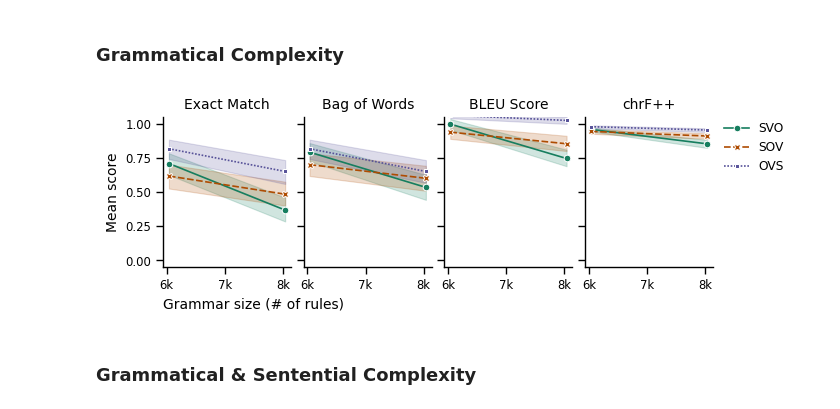
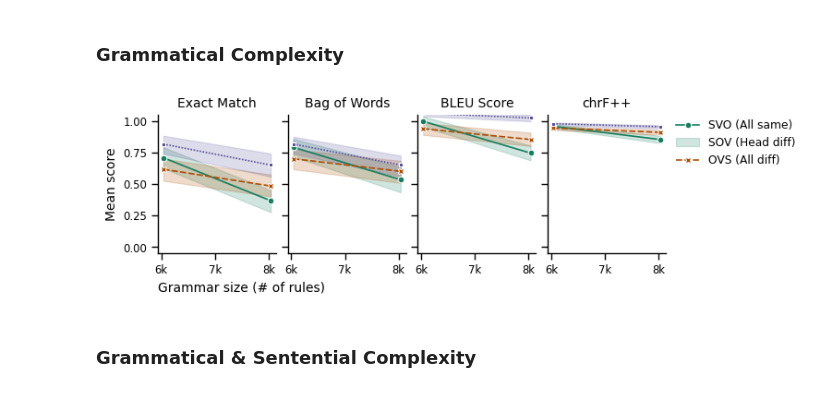
Before and after one commit to jopetty/llm-scfg, a Jupyter notebook: notebooks/wordorder_exp.ipynb, the cells around one changed output. Cells and saved outputs as stored; diff of their text form; code cells hidden in the pictures.

```diff
--- a/notebooks/wordorder_exp.ipynb
+++ b/notebooks/wordorder_exp.ipynb
@@ -808,36 +808,39 @@ with sns.plotting_context("paper", font_scale=1, rc=aes.rcs):
         # ax.set_xticklabels([500, 1000])
 
         if i == 0:
             ax.set_xlabel("Grammar size (# of rules)", loc="left")
             ax.set_ylabel("Mean score")
             # ax.yaxis.set_major_formatter(aes.PCT_FORMATTER)
         else:
             ax.set_ylabel("")
             ax.yaxis.set_ticklabels([])
             ax.set_xlabel("")
 
         if i == len(PERF_METRICS) - 1:
 
             ax.legend(
                 title="",
                 bbox_to_anchor=(1.05, 1.0),
                 loc="upper left",
                 borderaxespad=0,
                 frameon=False,
+                labels=[
+                    'SVO (All same)',
+                    'SOV (Head diff)',
+                    'OVS (All diff)'
+                    ]
             )
         else:
             ax.get_legend().remove()
-
-
 
 plt.subplots_adjust(left=0, bottom=0, right=1, top=1)
 
 plt.savefig(
     FIGURES_DIR / "wordorder_grammatical_complexity_lineplot_ci.pdf",
     bbox_inches="tight",
 )
 # %% [output]
-[figure, old version]
+[figure, new version]
 # %%
 # count number of observations per model and grammar size
 metrics_df[metrics_df["match_type"] == "Exact Match"].groupby(
```
Also changed, not shown: 18 other files.
